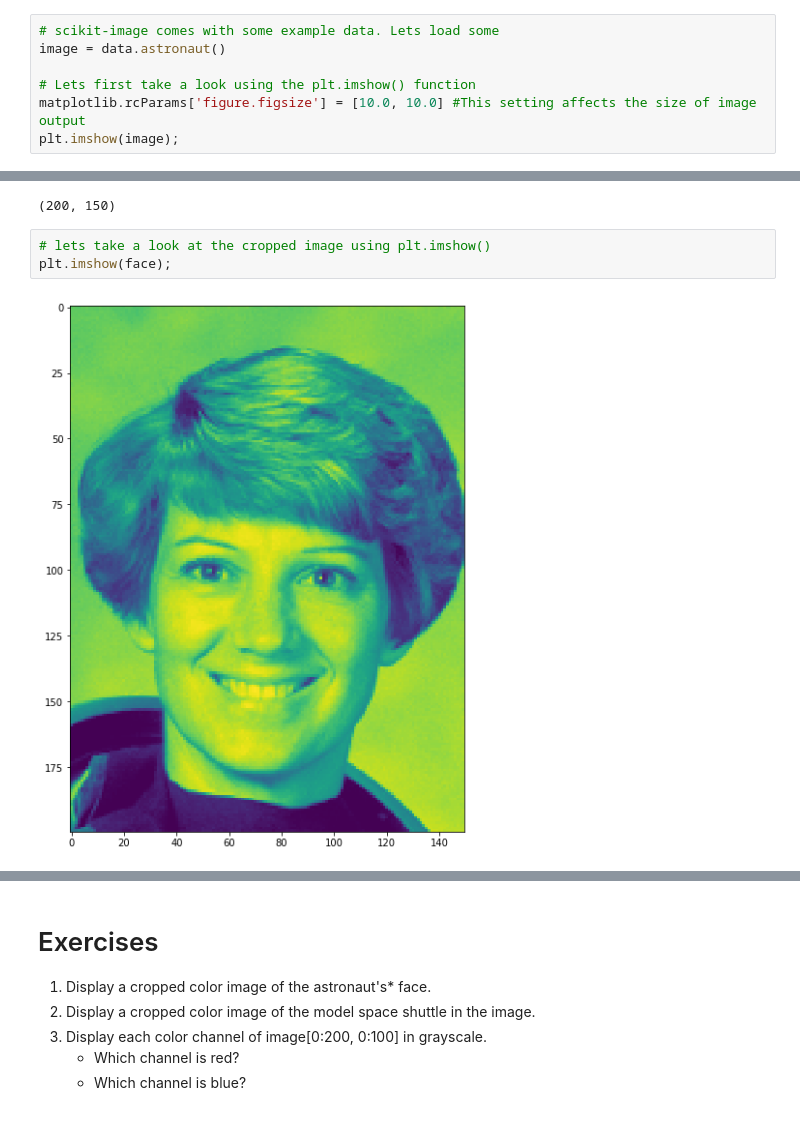
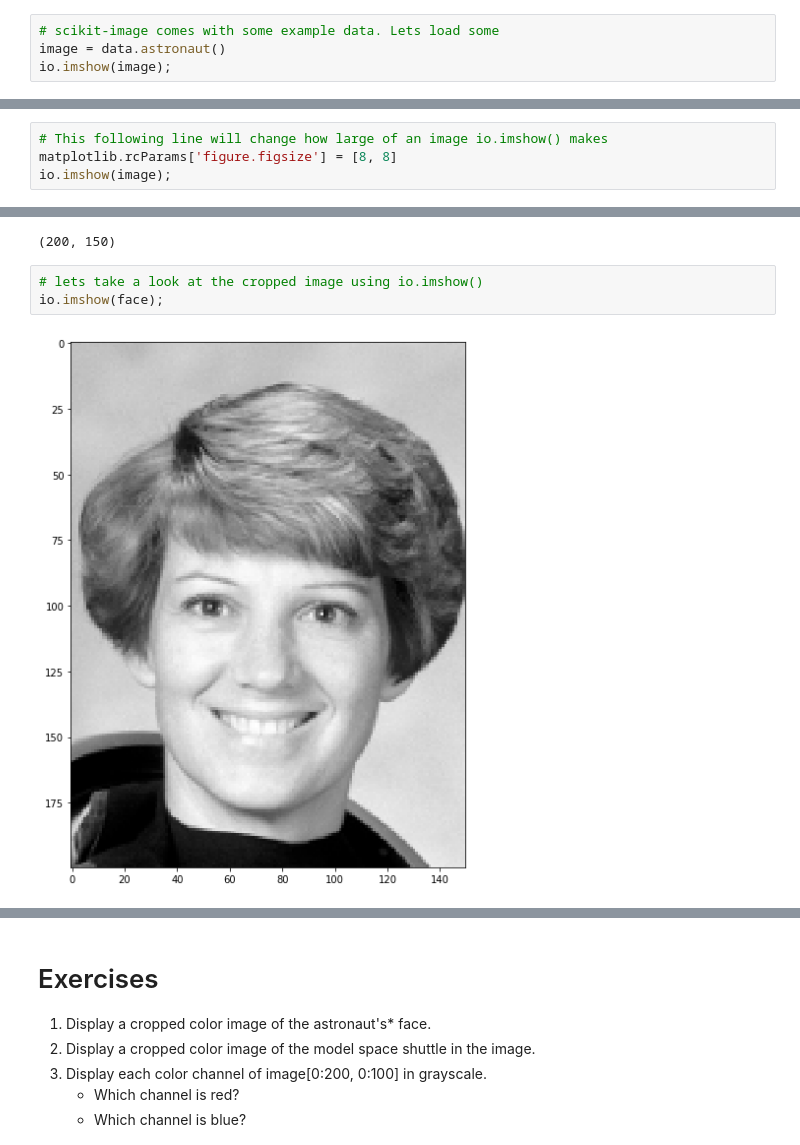
Before and after one commit to cxt106/PythonImagingBasic, a Jupyter notebook: lessons/solutions/1-Images_are_arrays (with solutions).ipynb, the cells around one changed output, grey strips where cells are left out. Drawn from its saved outputs; the diff is of its cells as text; blank space fills up the shorter version.

```diff
--- a/lessons/solutions/1-Images_are_arrays (with solutions).ipynb
+++ b/lessons/solutions/1-Images_are_arrays (with solutions).ipynb
@@ -14,8 +13,5 @@ from skimage import data
 # %%
 # scikit-image comes with some example data. Lets load some
 image = data.astronaut()
-
-# Lets first take a look using the plt.imshow() function
-matplotlib.rcParams['figure.figsize'] = [10.0, 10.0] #This setting affects the size of image output
-plt.imshow(image);
+io.imshow(image);
 # %% [output]
@@ -22,0 +19,4 @@ plt.imshow(image);
+# %%
+# This following line will change how large of an image io.imshow() makes
+matplotlib.rcParams['figure.figsize'] = [8, 8]
+io.imshow(image);
@@ -79,7 +81,7 @@ face.shape
 # %% [output]
 (200, 150)
 # %%
-# lets take a look at the cropped image using plt.imshow()
-plt.imshow(face);
+# lets take a look at the cropped image using io.imshow()
+io.imshow(face);
 # %% [output]
-[figure, old version]
+[figure, new version]
```
Also changed, not shown: parts of 24 cells of this notebook, 4 other files.
